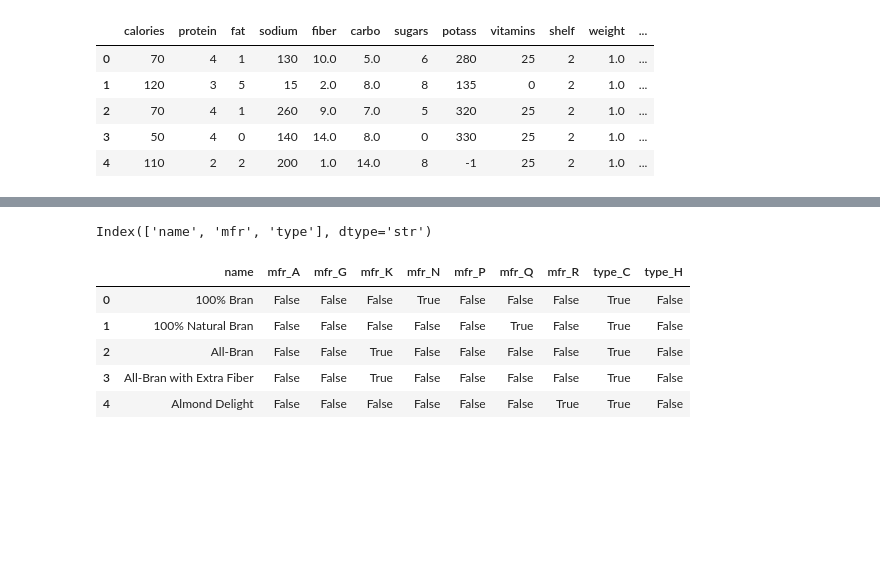
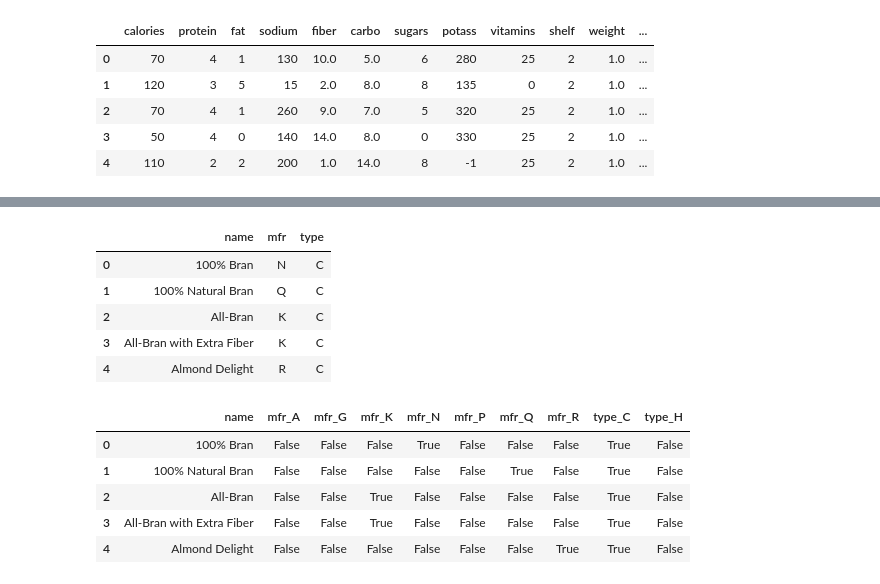
Before and after one commit to Yukesh432/training-session-hackademia, a Jupyter notebook: psession/cereal.ipynb, the cells around one changed output, grey strips where cells are left out. Drawn from its saved outputs; the diff is of its cells as text; code cells hidden in the pictures; blank space fills up the shorter version.

```diff
--- a/psession/cereal.ipynb
+++ b/psession/cereal.ipynb
@@ -386,8 +481,13 @@ numerical_data["shelf"]
 Name: shelf, Length: 77, dtype: int64
 # %%
-categorical_data.columns
+categorical_data.head()
 # %% [output]
-Index(['name', 'mfr', 'type'], dtype='str')
+|  | name | mfr | type |
+| 0 | 100% Bran | N | C |
+| 1 | 100% Natural Bran | Q | C |
+| 2 | All-Bran | K | C |
+| 3 | All-Bran with Extra Fiber | K | C |
+| 4 | Almond Delight | R | C |
 # %%
 cat_data= pd.get_dummies(categorical_data, columns=['mfr', 'type'])
 cat_data.head()
```
Also changed, not shown: parts of 15 cells of this notebook, 7 other files.
